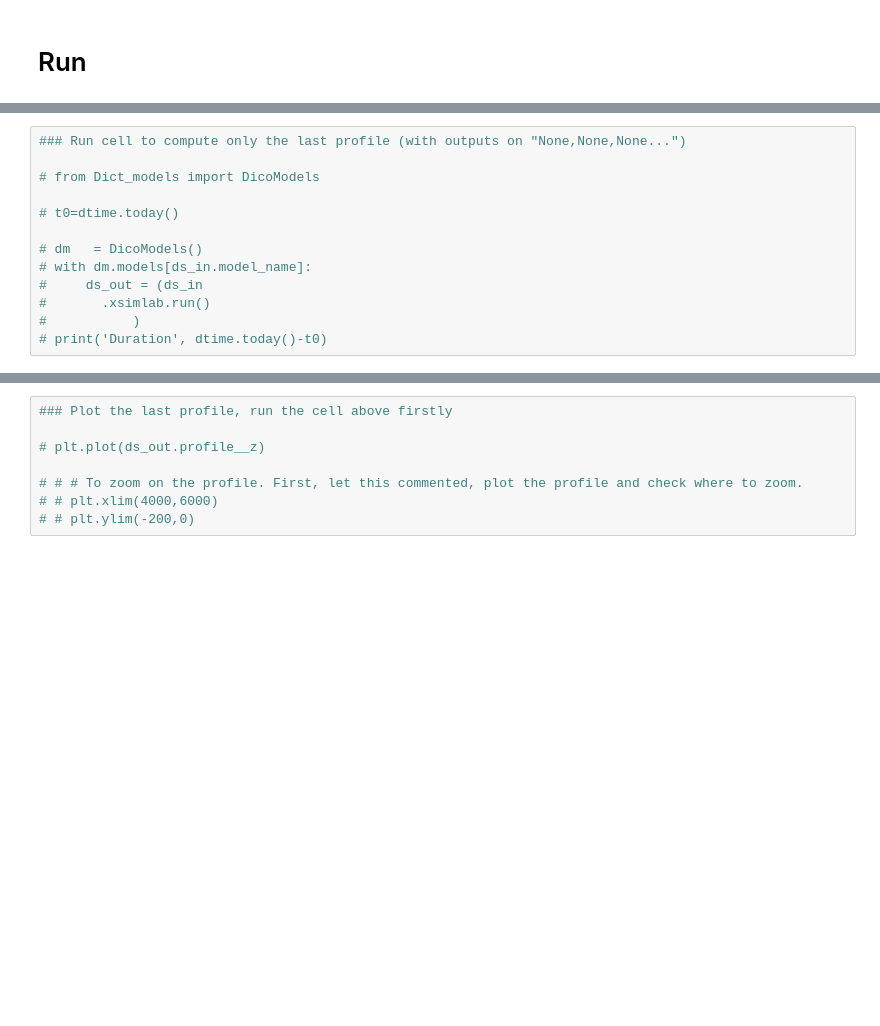
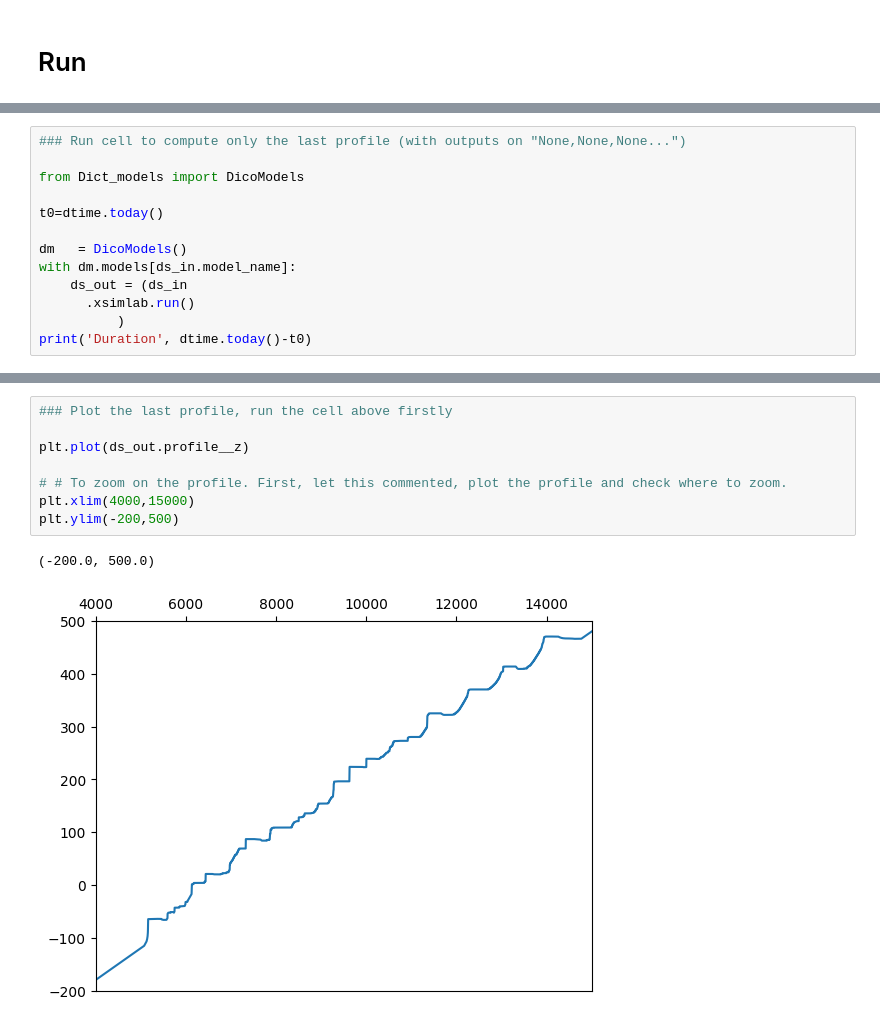
Before and after one commit to YBoucharat/TP_Coral_2024, a Jupyter notebook: REEF_fast-V2/Run_REEF.ipynb, the cells around one changed output, grey strips where cells are left out. Drawn from its saved outputs; the diff is of its cells as text; blank space fills up the shorter version.

```diff
--- a/REEF_fast-V2/Run_REEF.ipynb
+++ b/REEF_fast-V2/Run_REEF.ipynb
@@ -161,13 +184,13 @@ Duration 0:01:35.024723
 # %%
 ### Run cell to compute only the last profile (with outputs on "None,None,None...")
 
-# from Dict_models import DicoModels
+from Dict_models import DicoModels
 
-# t0=dtime.today()
+t0=dtime.today()
 
-# dm   = DicoModels()
-# with dm.models[ds_in.model_name]:
-#     ds_out = (ds_in
-#       .xsimlab.run()
-#           )
-# print('Duration', dtime.today()-t0)
+dm   = DicoModels()
+with dm.models[ds_in.model_name]:
+    ds_out = (ds_in
+      .xsimlab.run()
+          )
+print('Duration', dtime.today()-t0)
@@ -174,8 +210,11 @@ Duration 0:01:35.024723
 # %%
 ### Plot the last profile, run the cell above firstly
 
-# plt.plot(ds_out.profile__z)
+plt.plot(ds_out.profile__z)
 
-# # # To zoom on the profile. First, let this commented, plot the profile and check where to zoom.
-# # plt.xlim(4000,6000)
-# # plt.ylim(-200,0)
+# # To zoom on the profile. First, let this commented, plot the profile and check where to zoom.
+plt.xlim(4000,15000)
+plt.ylim(-200,500)
+# %% [output]
+(-200.0, 500.0)
+[figure, added]
```
Also changed, not shown: parts of 5 cells of this notebook.
